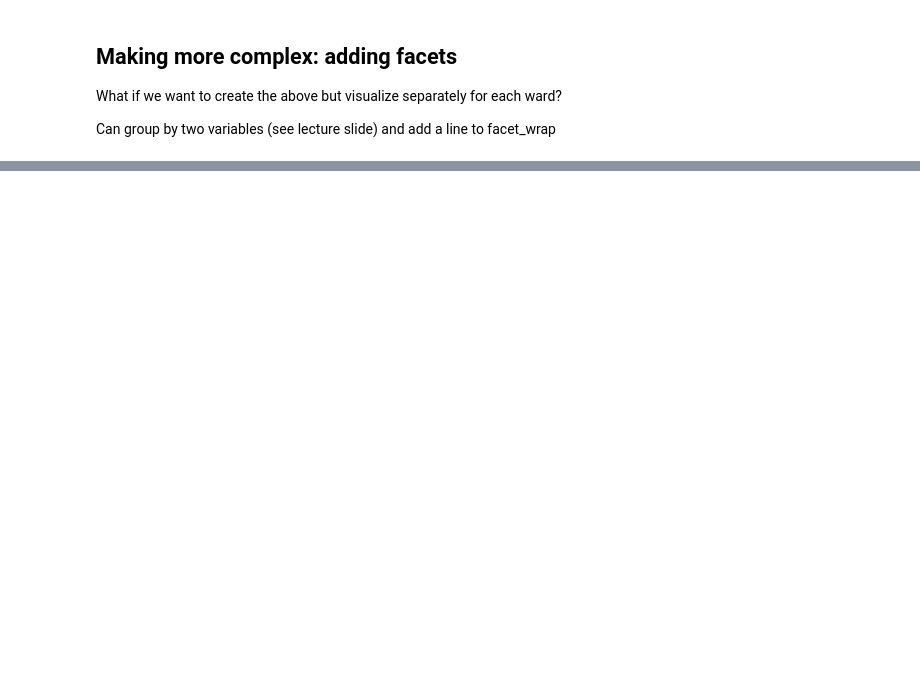
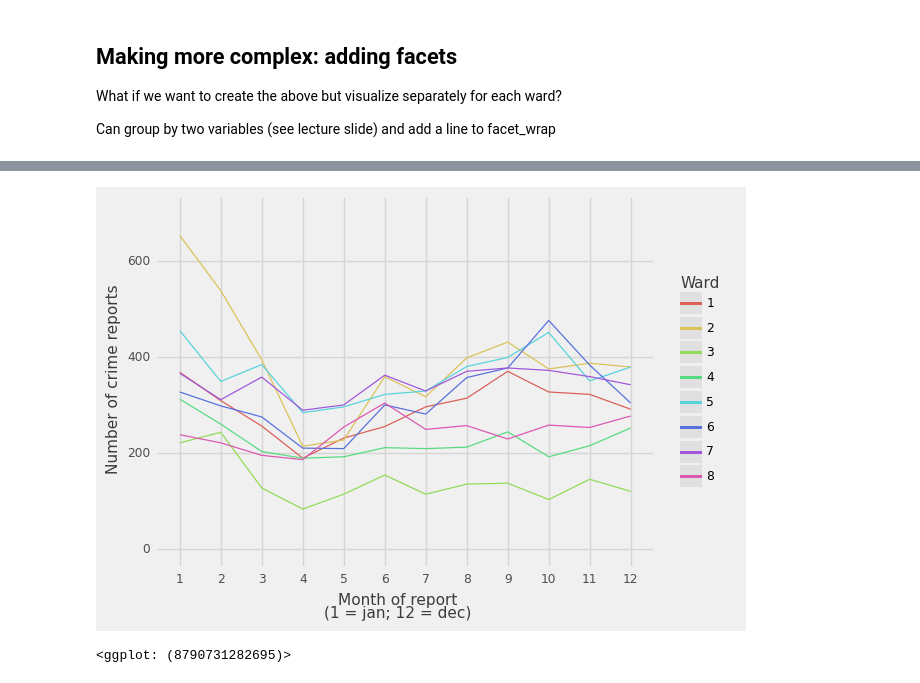
Before and after one commit to rebeccajohnson88/qss20_slides_activities, a Jupyter notebook: activities/w22_activities/01_example_plotting.ipynb, the cells around one changed output, grey strips where cells are left out. Drawn from its saved outputs; the diff is of its cells as text; code cells hidden in the pictures; blank space fills up the shorter version.

```diff
--- a/activities/w22_activities/01_example_plotting.ipynb
+++ b/activities/w22_activities/01_example_plotting.ipynb
@@ -178,0 +185,15 @@ count_bymonth_byw['WARD_name'] = 'Ward: ' + count_bymonth_byw.WARD.astype(str)
+# %%
+### rather than geom_bar()
+(ggplot(count_bymonth_byw, aes(x = 'report_month',
+            y = 'OBJECTID', group = 'factor(WARD)', color = 'factor(WARD)')) +
+            geom_line() +
+            xlab("Month of report\n(1 = jan; 12 = dec)") +
+            ylab("Number of crime reports") +
+            scale_x_continuous(breaks = np.arange(1, 13)) +
+            theme_538() + # using 538 theme +
+             labs(color = "Ward") +
+             ylim(0, 700)
+            )
+# %% [output]
+[figure, added]
+<ggplot: (8790731282695)>
```
Also changed, not shown: parts of 7 cells of this notebook.
